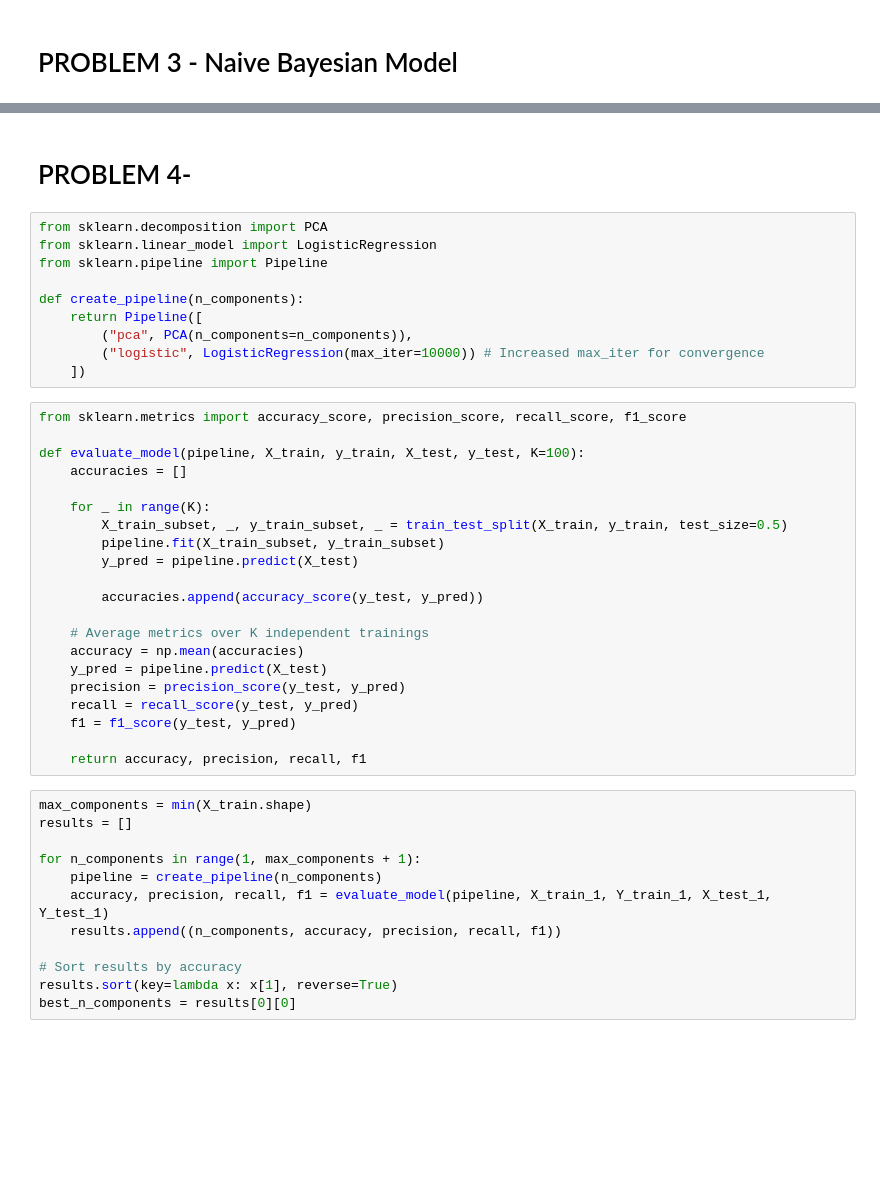
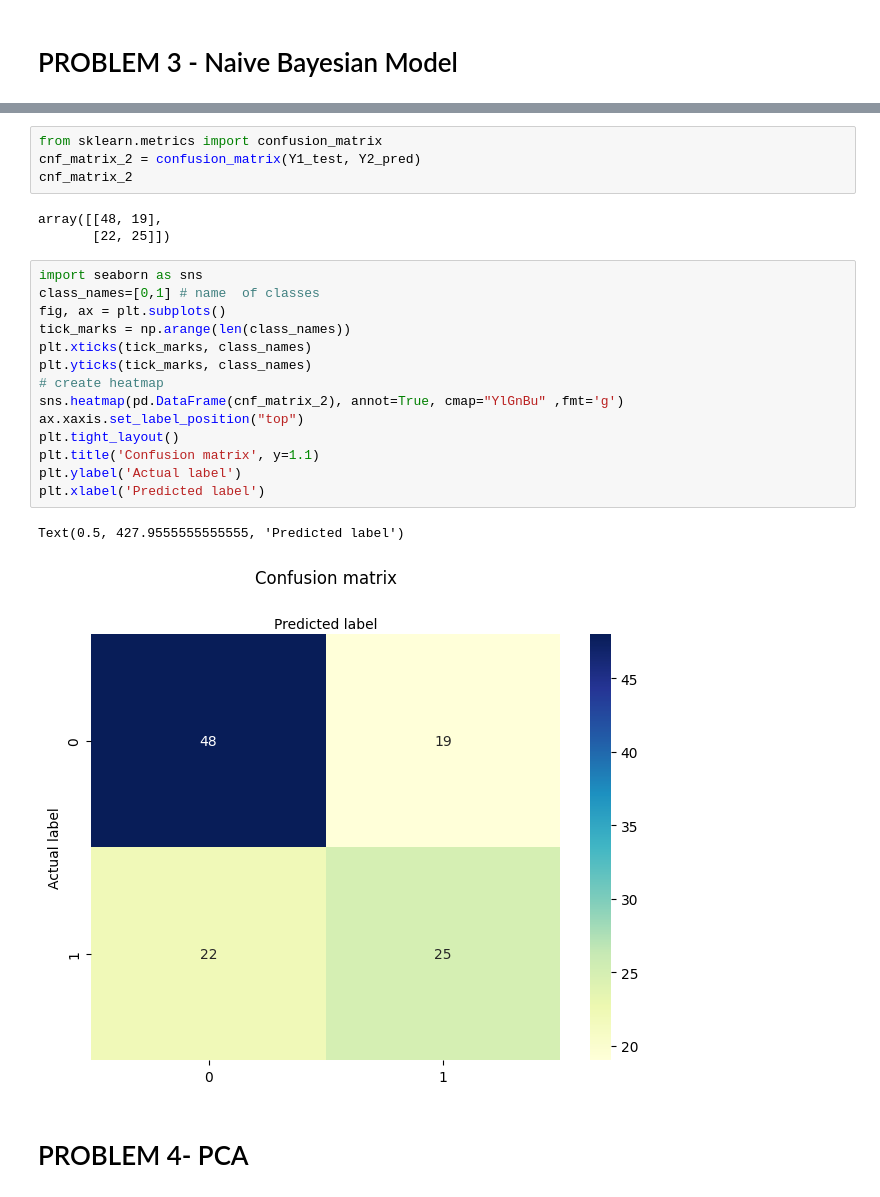
Before and after one commit to Salitre97/ECGR-4105-Intro-to-ML, a Jupyter notebook: Homework_3.ipynb, the cells around one changed output, grey strips where cells are left out. Saved outputs shown, nothing was run; the diff lists cells and outputs as text; blank space fills up the shorter version.

```diff
--- a/Homework_3.ipynb
+++ b/Homework_3.ipynb
@@ -254,45 +293,26 @@ weighted avg       0.79      0.79      0.79       154
+# %%
+from sklearn.metrics import confusion_matrix
+cnf_matrix_2 = confusion_matrix(Y1_test, Y2_pred)
+cnf_matrix_2
+# %% [output]
+array([[48, 19],
+       [22, 25]])
+# %%
+import seaborn as sns
+class_names=[0,1] # name  of classes
+fig, ax = plt.subplots()
+tick_marks = np.arange(len(class_names))
+plt.xticks(tick_marks, class_names)
+plt.yticks(tick_marks, class_names)
+# create heatmap
+sns.heatmap(pd.DataFrame(cnf_matrix_2), annot=True, cmap="YlGnBu" ,fmt='g')
+ax.xaxis.set_label_position("top")
+plt.tight_layout()
+plt.title('Confusion matrix', y=1.1)
+plt.ylabel('Actual label')
+plt.xlabel('Predicted label')
+# %% [output]
+Text(0.5, 427.9555555555555, 'Predicted label')
+[figure, added]
 # %% [markdown]
-# PROBLEM 4-
+# PROBLEM 4- PCA
-# %%
-from sklearn.decomposition import PCA
-from sklearn.linear_model import LogisticRegression
-from sklearn.pipeline import Pipeline
-
-def create_pipeline(n_components):
-    return Pipeline([
-        ("pca", PCA(n_components=n_components)),
-        ("logistic", LogisticRegression(max_iter=10000)) # Increased max_iter for convergence
-    ])
-# %%
-from sklearn.metrics import accuracy_score, precision_score, recall_score, f1_score
-
-def evaluate_model(pipeline, X_train, y_train, X_test, y_test, K=100):
-    accuracies = []
-
-    for _ in range(K):
-        X_train_subset, _, y_train_subset, _ = train_test_split(X_train, y_train, test_size=0.5)
-        pipeline.fit(X_train_subset, y_train_subset)
-        y_pred = pipeline.predict(X_test)
-
-        accuracies.append(accuracy_score(y_test, y_pred))
-
-    # Average metrics over K independent trainings
-    accuracy = np.mean(accuracies)
-    y_pred = pipeline.predict(X_test)
-    precision = precision_score(y_test, y_pred)
-    recall = recall_score(y_test, y_pred)
-    f1 = f1_score(y_test, y_pred)
-
-    return accuracy, precision, recall, f1
-# %%
-max_components = min(X_train.shape)
-results = []
-
-for n_components in range(1, max_components + 1):
-    pipeline = create_pipeline(n_components)
-    accuracy, precision, recall, f1 = evaluate_model(pipeline, X_train_1, Y_train_1, X_test_1, Y_test_1)
-    results.append((n_components, accuracy, precision, recall, f1))
-
-# Sort results by accuracy
-results.sort(key=lambda x: x[1], reverse=True)
-best_n_components = results[0][0]
```
Also changed, not shown: parts of 33 cells of this notebook.
